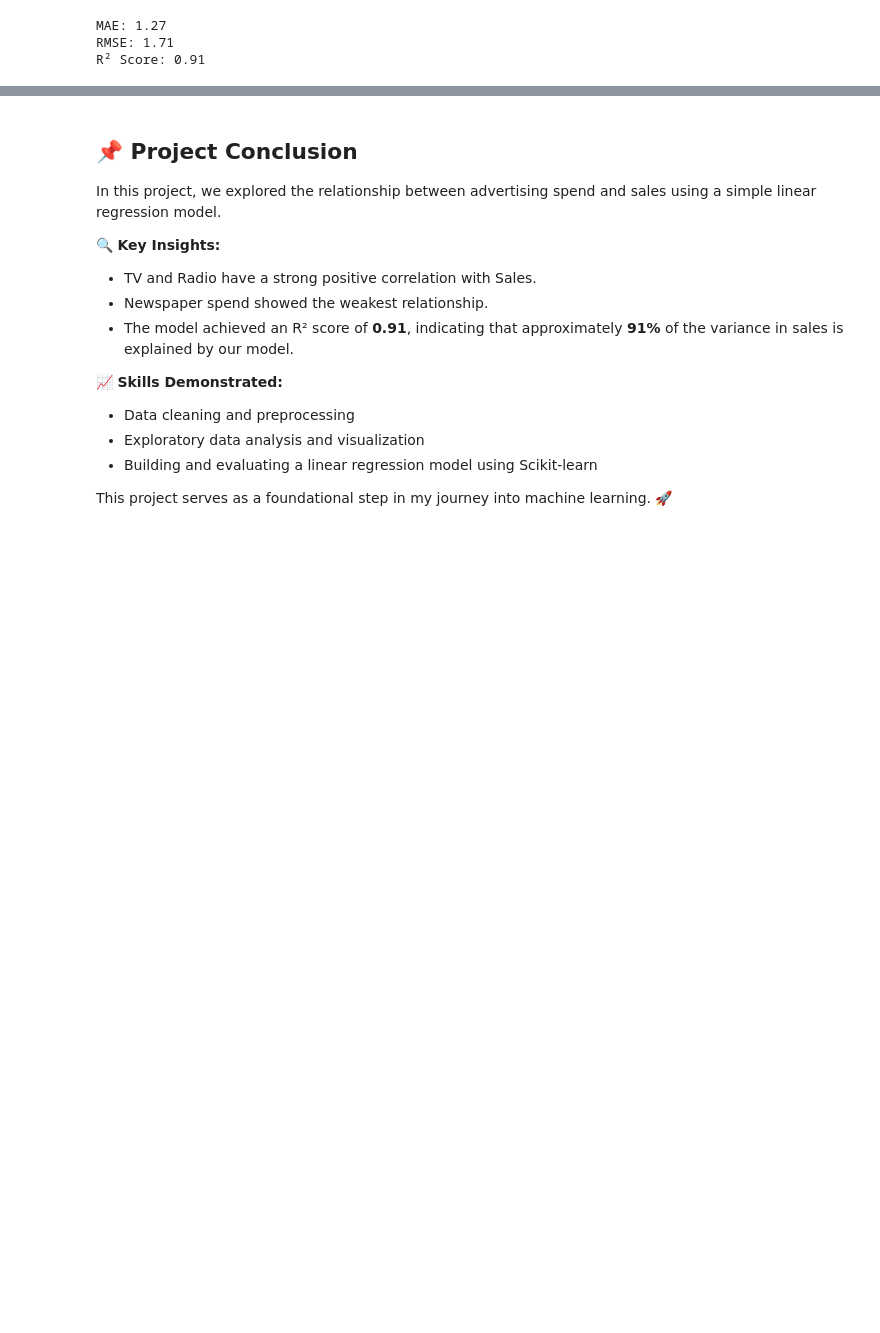
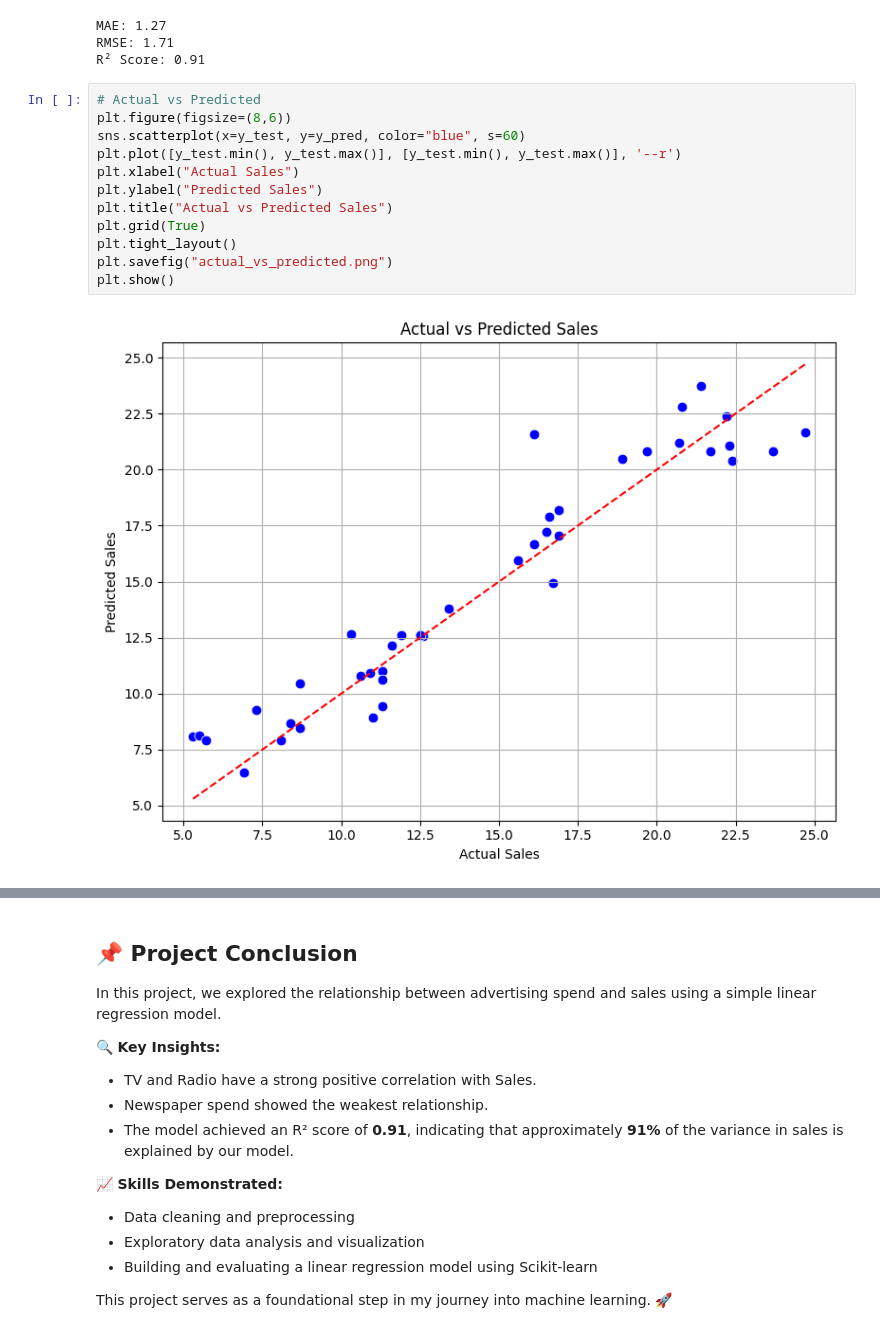
Before and after one commit to ridhwansalim/CODING-SAMURAI-INTERNSHIP-TASK, a Jupyter notebook: Level1/Project2_Linear_Regression/Project2_Regression_Model.ipynb, the cells around one changed output, grey strips where cells are left out. Drawn from its saved outputs; the diff is of its cells as text; blank space fills up the shorter version.

```diff
--- a/Level1/Project2_Linear_Regression/Project2_Regression_Model.ipynb
+++ b/Level1/Project2_Linear_Regression/Project2_Regression_Model.ipynb
@@ -130,6 +129,20 @@ print(f"R² Score: {r2:.2f}")
 MAE: 1.27
 RMSE: 1.71
 R² Score: 0.91
+# %%
+# Actual vs Predicted
+plt.figure(figsize=(8,6))
+sns.scatterplot(x=y_test, y=y_pred, color="blue", s=60)
+plt.plot([y_test.min(), y_test.max()], [y_test.min(), y_test.max()], '--r')
+plt.xlabel("Actual Sales")
+plt.ylabel("Predicted Sales")
+plt.title("Actual vs Predicted Sales")
+plt.grid(True)
+plt.tight_layout()
+plt.savefig("actual_vs_predicted.png")
+plt.show()
+# %% [output]
+[figure, added]
 # %%
 # Calculate residuals
 residuals = y_test - y_pred
```
Also changed, not shown: parts of 2 cells of this notebook, 2 other files.
